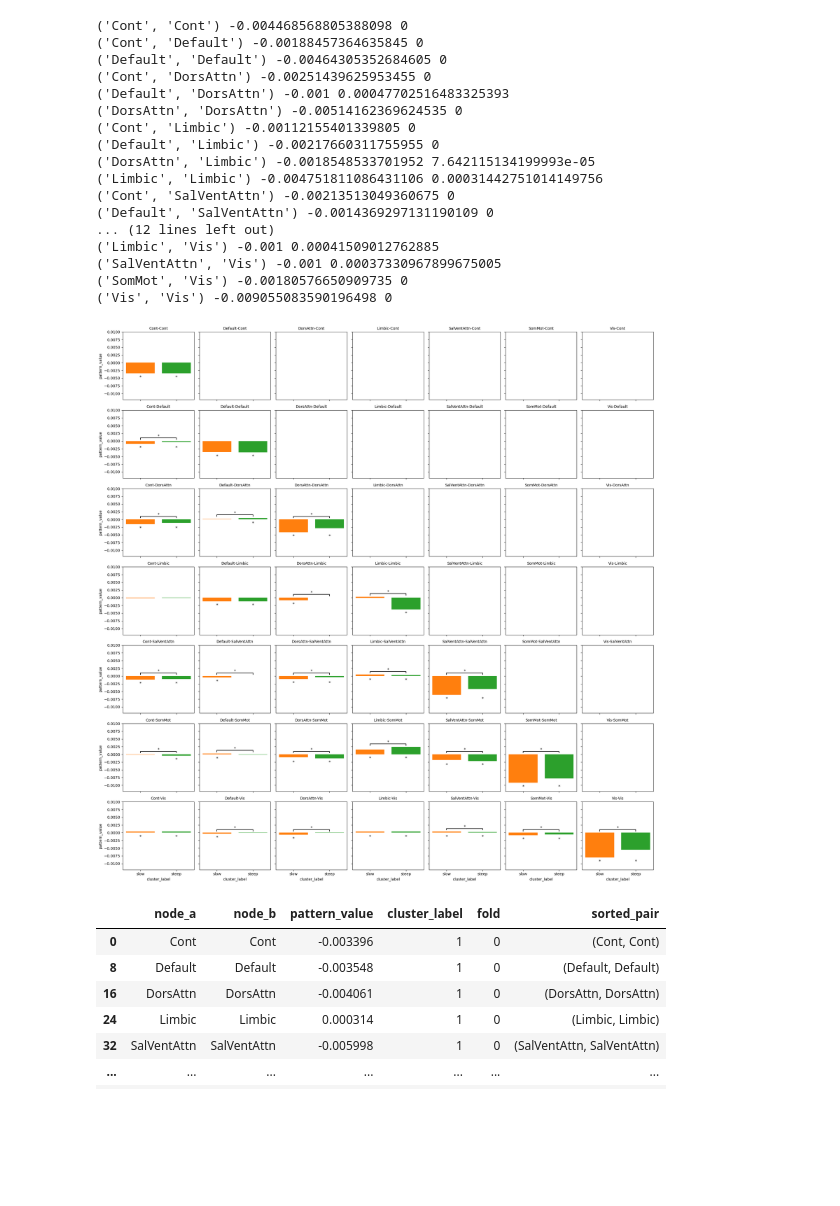
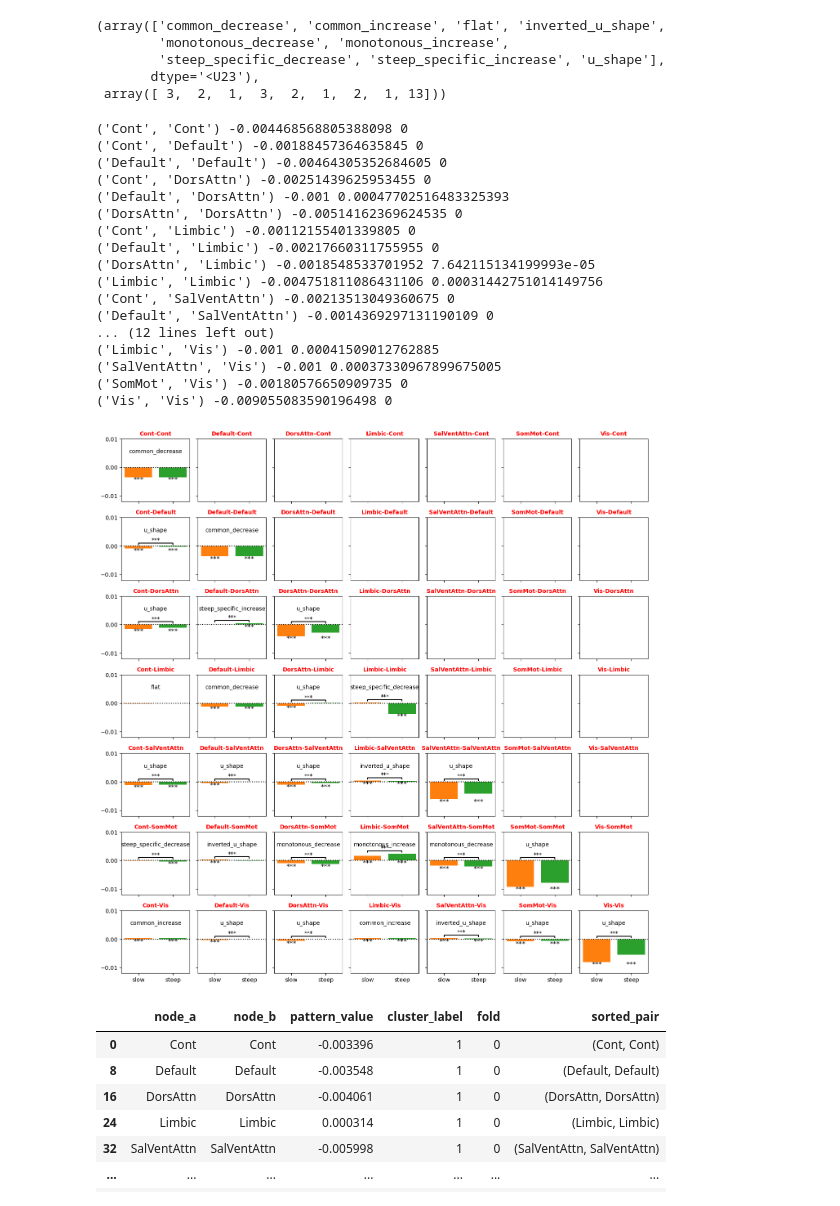
Before and after one commit to jonathan-legrand/article-figures, a Jupyter notebook: plot_connectivity.ipynb, the cells around one changed output. Drawn from its saved outputs; the diff is of its cells as text; code cells hidden in the pictures; blank space fills up the shorter version.

Commit message:
Epic shape classification

```diff
--- a/plot_connectivity.ipynb
+++ b/plot_connectivity.ipynb
@@ -25,3 +31,46 @@ test_outcome["sorted_pair"] = test_outcome.apply(lambda row: tuple(sorted([row['
+# %%
+cases = {
+    "common_increase": [1, 0],
+    "common_decrease": [-1, 0],
+    "steep_specific_increase": [0, 1],
+    "steep_specific_decrease": [0, -1],
+    "u_shape": [-1, 1],
+    "inverted_u_shape": [1, -1],
+    "flat": [0, 0],
+    "monotonous_increase": [1, 1],
+    "monotonous_decrease": [-1, -1]
+}
+cases = {"".join(map(str, el)): k for k, el in cases.items()}
+comp_pairs = (
+    (1, 0),
+    (2, 1),
+)
+block_values = {}
+
+for block in test_outcome.sorted_pair.unique():
+    tmp_values = []
+    for a, b in comp_pairs:
+        col_msk = (test_outcome.clusterlabel_a == a) & (test_outcome.clusterlabel_b == b)
+        gridmsk = (test_outcome.sorted_pair == block)
+        diff, is_significant = test_outcome.loc[gridmsk & col_msk, ["diff", "significant"]].values[0]
+        if is_significant:
+            if diff > 0:
+                tmp_values.append(1)
+            else:
+                tmp_values.append(-1)
+        else:
+            tmp_values.append(0)
+    block_values[block] = "".join(map(str, tmp_values))
+
+for k, v in block_values.items():
+    block_values[k] = cases[v]
+np.unique(list(block_values.values()), return_counts=True)
+# %% [output]
+(array(['common_decrease', 'common_increase', 'flat', 'inverted_u_shape',
+        'monotonous_decrease', 'monotonous_increase',
+        'steep_specific_decrease', 'steep_specific_increase', 'u_shape'],
+       dtype='<U23'),
+ array([ 3,  2,  1,  3,  2,  1,  2,  1, 13]))
 # %%
 from itertools import product
 from math import ceil
@@ -36,12 +85,16 @@ grid = sns.FacetGrid(
     sharex=True,
     sharey=True,
     despine=False,
-    ylim=(-0.012, 0.01)
+    ylim=(-0.012, 0.01),
+    height=2
 )
 grid.map(plt.bar, "cluster_label", "pattern_value")
-grid.set_titles(template="{col_name}-{row_name}")
-grid.set(xticks=[1, 2])
+grid.set_titles(template="{col_name}-{row_name}", fontsize="xx-large", color="red", fontweight="heavy")
+#grid.set(xticks=[1, 2], yticks=[])
+grid.set(xticks=[1, 2], yticks=[-0.010, 0, 0.010])
 grid.set_xticklabels(("slow", "steep"))
+grid.set_ylabels("")
+grid.set_xlabels("")
 y = 0.002
 
 tril_idx = idx = np.tril_indices_from(grid.axes)
@@ -63,48 +116,51 @@ for ax in grid.axes[tril_idx]:
     y_bar = max(0, y_bar)
     y = min(0, y) - h
     print(networks, y, y_bar)
+    ax.axhline(y=0, linestyle="dotted", color="black")
+
+    ax.text(1.5, 0.005, block_values[networks], ha="center")
 
     for x, (a, b) in comp_pairs:
         col_msk = (test_outcome.clusterlabel_a == a) & (test_outcome.clusterlabel_b == b)
         pval = test_outcome.loc[gridmsk & col_msk, "p adj"].values[0]
 
-        if pval < 0.05:
+        if 0.01 <= pval < 0.05:
             annotation = "*"
             col = "black"
-        elif pval < 0.01:
+        elif 0.001 <=  pval < 0.01:
             annotation = "**"
             col = "black"
-        elif pval < 0.001:
+        elif pval <= 0.001:
             annotation = "***"
             col = "black"
         else:
             annotation = ""
             col = "white"
 
         if x == 3:
             ax.plot([1, 1, 2, 2], [y_bar + h/2, y_bar + h, y_bar + h, y_bar + h/2], c=col)
             ax.text(1.5, y_bar + h, annotation, ha='center', va='bottom')
         else:
             ax.text(x, y - h, annotation, ha="center", va="bottom", fontsize=12, color="black")
 # %% [output]
 ('Cont', 'Cont') -0.004468568805388098 0
 ('Cont', 'Default') -0.00188457364635845 0
 ('Default', 'Default') -0.00464305352684605 0
 ('Cont', 'DorsAttn') -0.00251439625953455 0
 ('Default', 'DorsAttn') -0.001 0.00047702516483325393
 ('DorsAttn', 'DorsAttn') -0.00514162369624535 0
 ('Cont', 'Limbic') -0.00112155401339805 0
 ('Default', 'Limbic') -0.00217660311755955 0
 ('DorsAttn', 'Limbic') -0.0018548533701952 7.642115134199993e-05
 ('Limbic', 'Limbic') -0.004751811086431106 0.00031442751014149756
 ('Cont', 'SalVentAttn') -0.00213513049360675 0
 ('Default', 'SalVentAttn') -0.0014369297131190109 0
 ... (12 lines left out)
 ('Limbic', 'Vis') -0.001 0.00041509012762885
 ('SalVentAttn', 'Vis') -0.001 0.00037330967899675005
 ('SomMot', 'Vis') -0.00180576650909735 0
 ('Vis', 'Vis') -0.009055083590196498 0
-[figure, old version]
+[figure, new version]
 # %%
 decliners = sns.color_palette("tab10")[1:3]
 # %%
```
Also changed, not shown: parts of 3 cells of this notebook.
